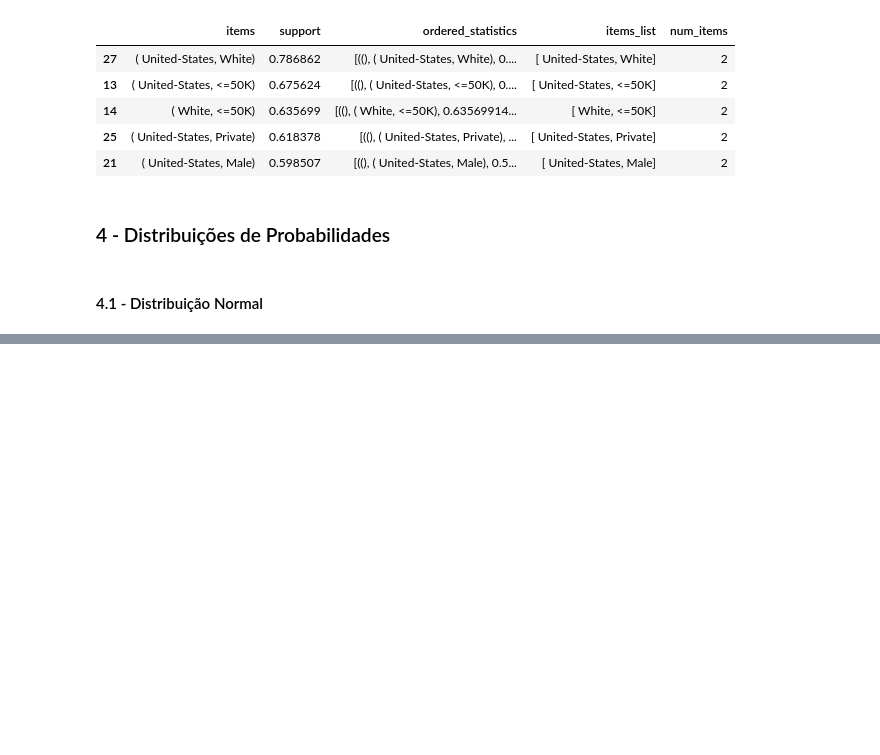
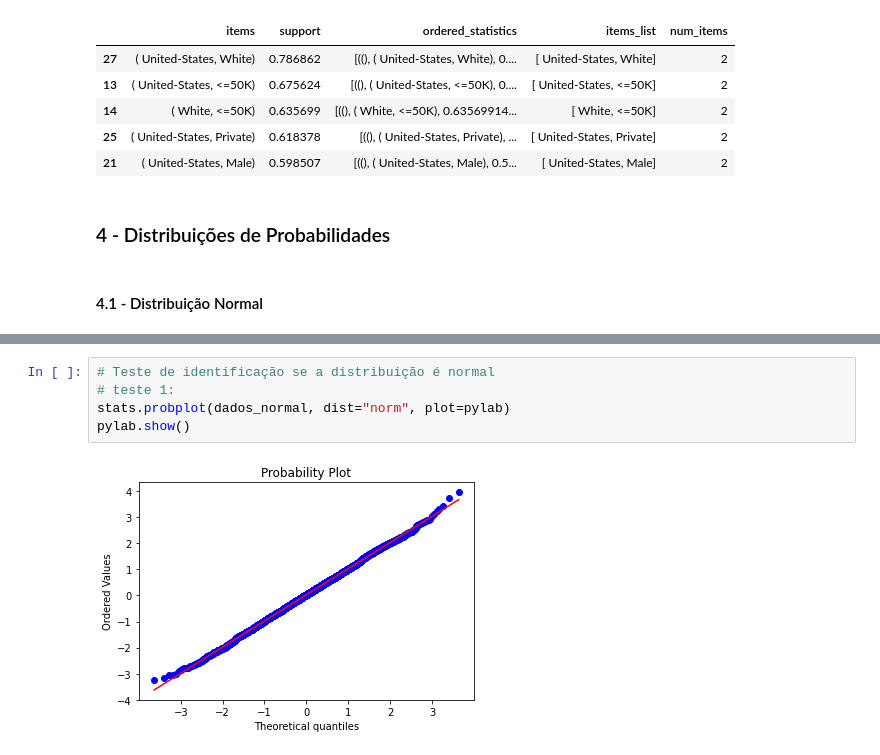
Before and after one commit to Gabrieleas10/Distribuicoes_Probabilidades, a Jupyter notebook: estatistica_completa.ipynb, the cells around one changed output, grey strips where cells are left out. Drawn from its saved outputs; the diff is of its cells as text; blank space fills up the shorter version.

```diff
--- a/estatistica_completa.ipynb
+++ b/estatistica_completa.ipynb
@@ -569,0 +591,7 @@ df_resultado.loc[(df_resultado['num_items']>1)].sort_values(ascending=False, by=
+# %%
+# Teste de identificação se a distribuição é normal
+# teste 1:
+stats.probplot(dados_normal, dist="norm", plot=pylab)
+pylab.show()
+# %% [output]
+[figure, added]
```
Also changed, not shown: parts of 5 cells of this notebook.
